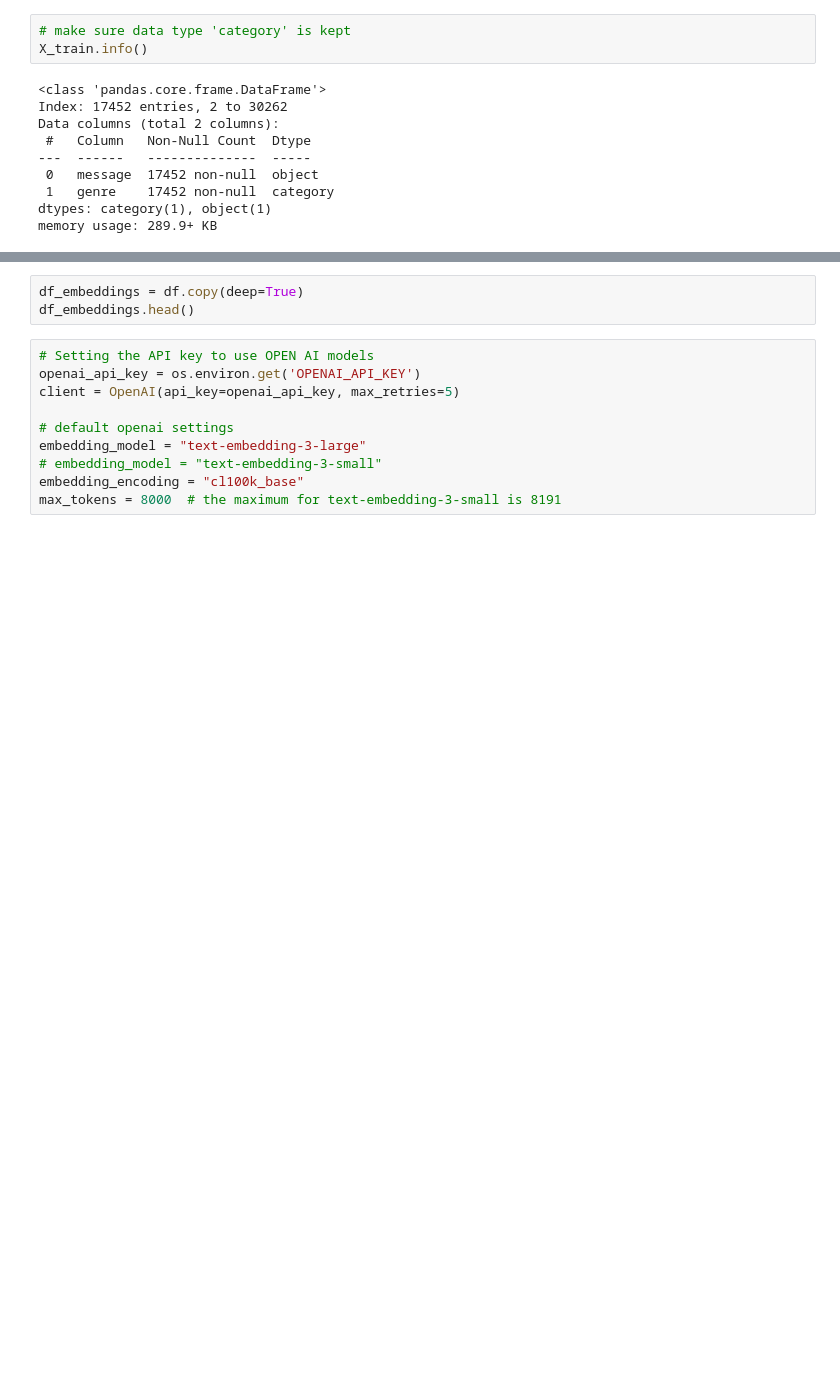
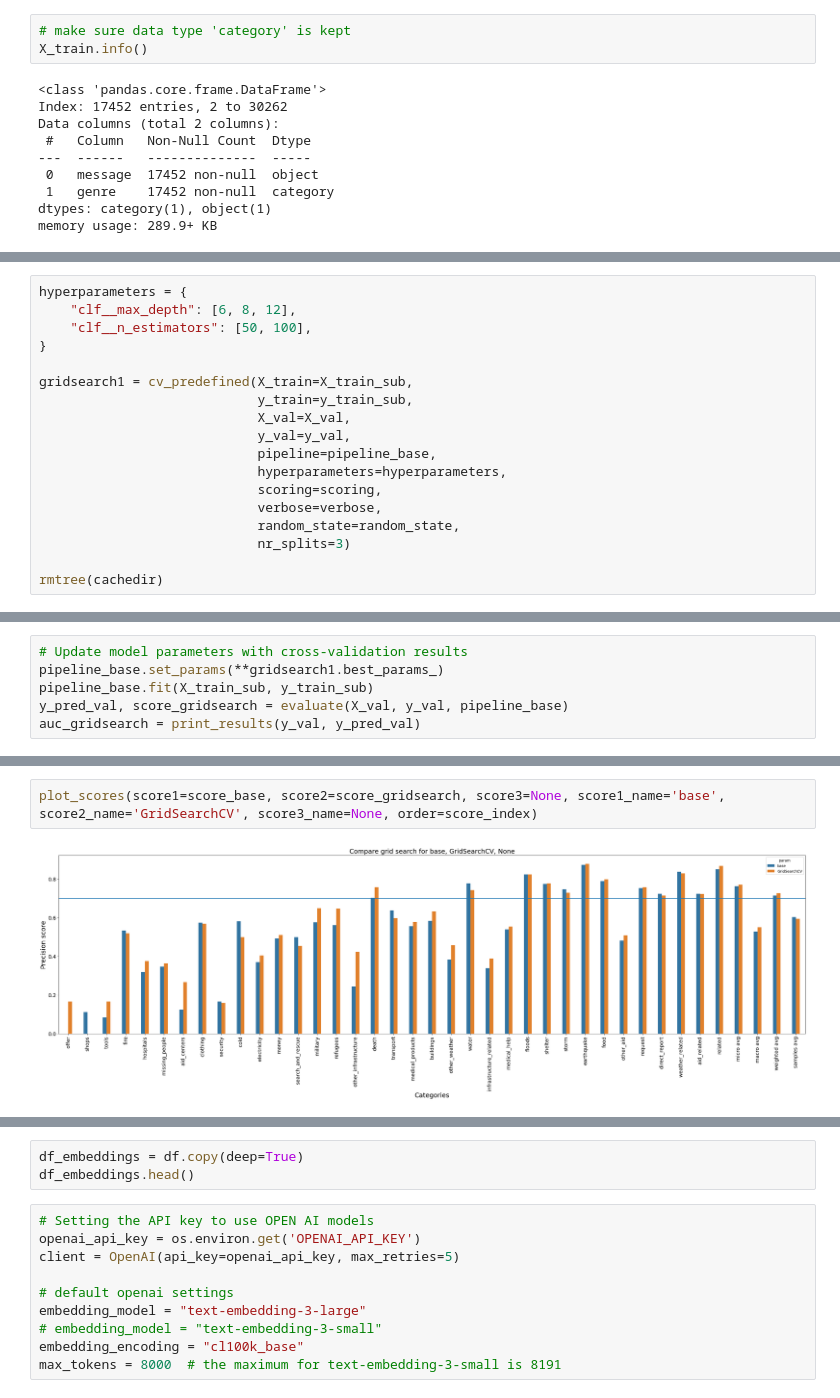
Before and after one commit to JuanitaSmith/disaster_recovery_pipelines, a Jupyter notebook: notebooks/ML Pipeline Preparation.ipynb, the cells around one changed output, grey strips where cells are left out. Cells and saved outputs as stored; diff of their text form; blank space fills up the shorter version.

```diff
--- a/notebooks/ML Pipeline Preparation.ipynb
+++ b/notebooks/ML Pipeline Preparation.ipynb
@@ -905,0 +501,18 @@ rmtree(cachedir)
+# %%
+hyperparameters = {
+    "clf__max_depth": [6, 8, 12],
+    "clf__n_estimators": [50, 100],
+}
+
+gridsearch1 = cv_predefined(X_train=X_train_sub,
+                            y_train=y_train_sub,
+                            X_val=X_val,
+                            y_val=y_val,
+                            pipeline=pipeline_base,
+                            hyperparameters=hyperparameters,
+                            scoring=scoring,
+                            verbose=verbose,
+                            random_state=random_state,
+                            nr_splits=3)
+
+rmtree(cachedir)
@@ -905,0 +537,6 @@ rmtree(cachedir)
+# %%
+# Update model parameters with cross-validation results
+pipeline_base.set_params(**gridsearch1.best_params_)
+pipeline_base.fit(X_train_sub, y_train_sub)
+y_pred_val, score_gridsearch = evaluate(X_val, y_val, pipeline_base)
+auc_gridsearch = print_results(y_val, y_pred_val)
@@ -905,0 +561,4 @@ rmtree(cachedir)
+# %%
+plot_scores(score1=score_base, score2=score_gridsearch, score3=None, score1_name='base', score2_name='GridSearchCV', score3_name=None, order=score_index)
+# %% [output]
+[figure, added]
```
Also changed, not shown: parts of 184 cells of this notebook, 25 other files.
